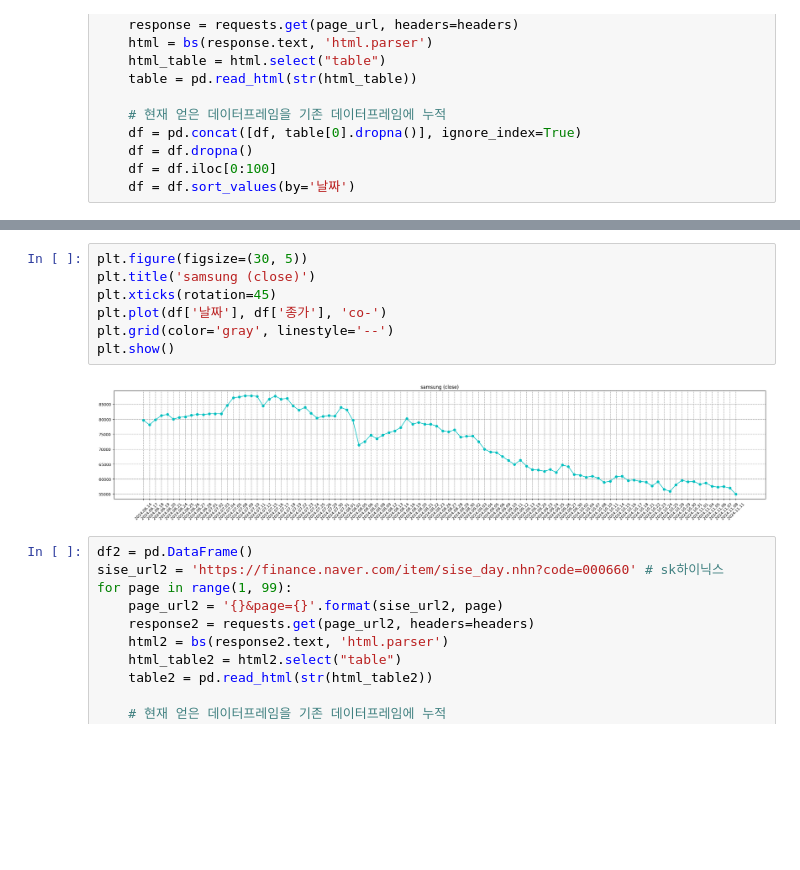
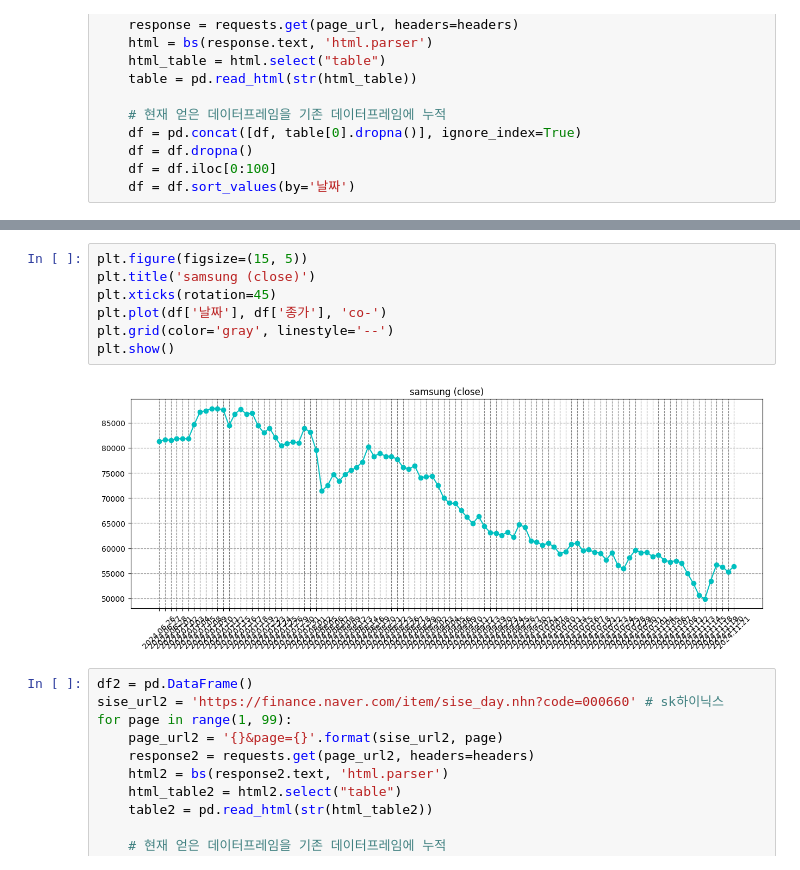
Before and after one commit to dj-jun0918/korea_data1, a Jupyter notebook: korea_data.ipynb, the cells around one changed output, grey strips where cells are left out. Saved outputs shown, nothing was run; the diff lists cells and outputs as text; blank space fills up the shorter version.

```diff
--- a/korea_data.ipynb
+++ b/korea_data.ipynb
@@ -66,13 +66,13 @@ df
 100 rows × 7 columns
 # %%
-plt.figure(figsize=(30, 5))
+plt.figure(figsize=(15, 5))
 plt.title('samsung (close)')
 plt.xticks(rotation=45)
 plt.plot(df['날짜'], df['종가'], 'co-')
 plt.grid(color='gray', linestyle='--')
 plt.show()
 # %% [output]
-[figure, old version]
+[figure, new version]
 # %%
 df2 = pd.DataFrame()
 sise_url2 = 'https://finance.naver.com/item/sise_day.nhn?code=000660' # sk하이닉스
```
Also changed, not shown: parts of 5 cells of this notebook, 1 other file.
